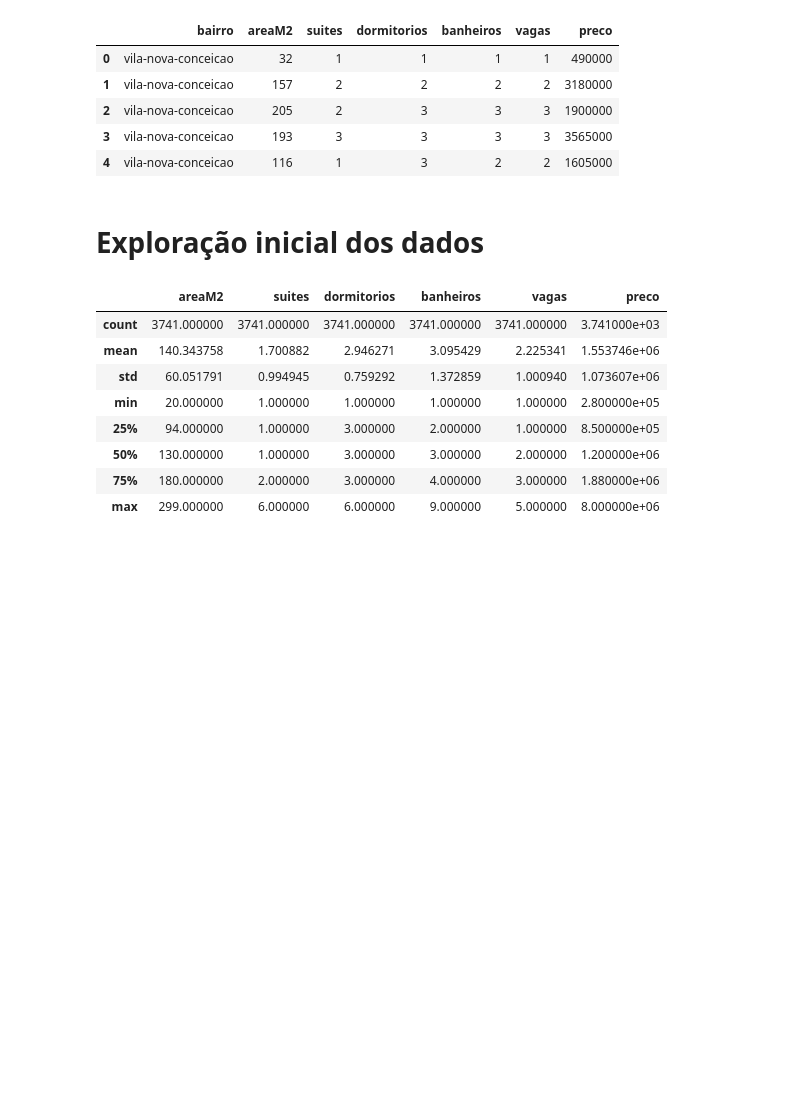
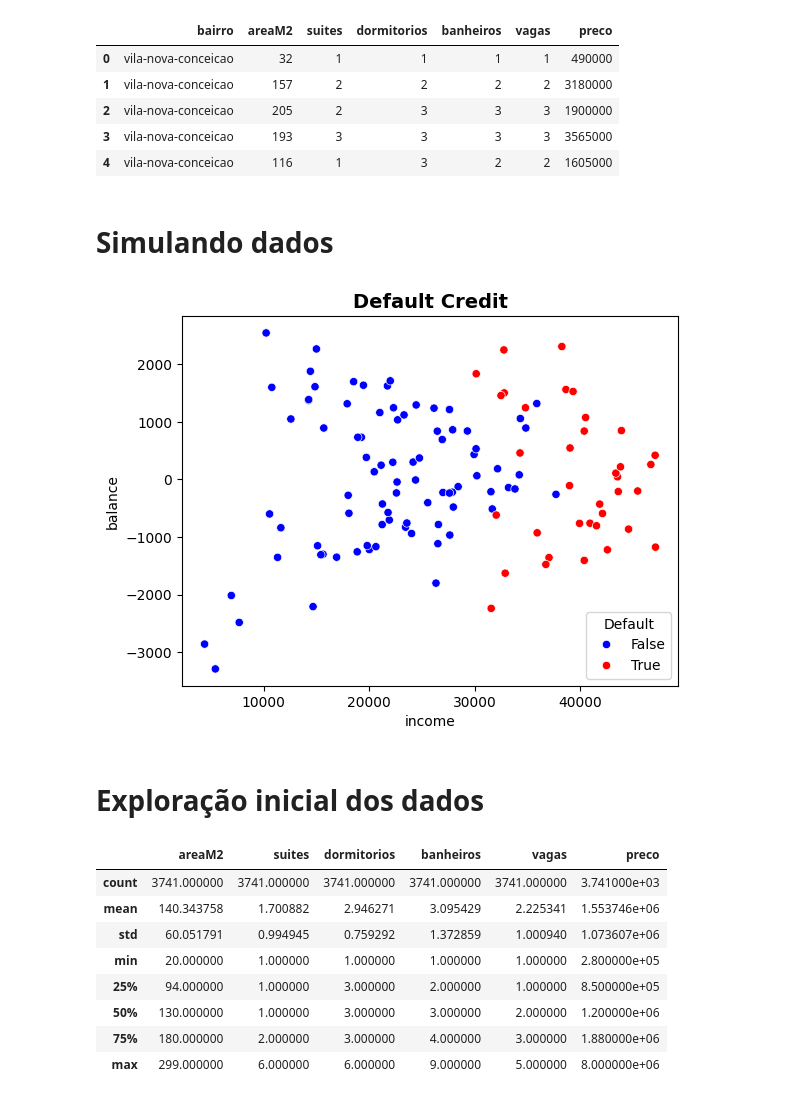
Before and after one commit to AnaMarcacini/CienciaDeDados, a Jupyter notebook: P3/Resumao.ipynb, the cells around one changed output. Cells and saved outputs as stored; diff of their text form; code cells hidden in the pictures; blank space fills up the shorter version.

```diff
--- a/P3/Resumao.ipynb
+++ b/P3/Resumao.ipynb
@@ -62,6 +51,31 @@ Estimador_preco_imovel.head()
 | 2 | vila-nova-conceicao | 205 | 2 | 3 | 3 | 3 | 1900000 |
 | 3 | vila-nova-conceicao | 193 | 3 | 3 | 3 | 3 | 3565000 |
 | 4 | vila-nova-conceicao | 116 | 1 | 3 | 2 | 2 | 1605000 |
+# %% [markdown]
+# Simulando dados
+# %%
+from sklearn.datasets import make_moons, make_circles, make_classification
+
+X, y = make_classification(n_samples=120, class_sep=0.85, weights=[0.7,0.3],
+    n_features=2, n_redundant=0, n_informative=2, random_state=0, n_clusters_per_class=2
+)
+
+df2 = pd.DataFrame()
+df2['income'] = ( X[:,0] + 3 ) * 10000
+df2['balance'] = X[:,1] * 1000
+df2['default'] = y
+df2['default'] = df2['default'].astype('bool')
+# %%
+sns.scatterplot(x='income',y='balance',hue='default',data=df2,palette=['blue','red'])
+plt.title('Default Credit', fontsize=14, weight='bold')
+plt.xlabel('income')
+plt.ylabel('balance')
+plt.legend(title='Default',loc='lower right')
+plt.show()
+
+plt.show()
+# %% [output]
+[figure, added]
 # %% [markdown]
 # Exploração inicial dos dados
 # %%
```
Also changed, not shown: parts of 59 cells of this notebook.
